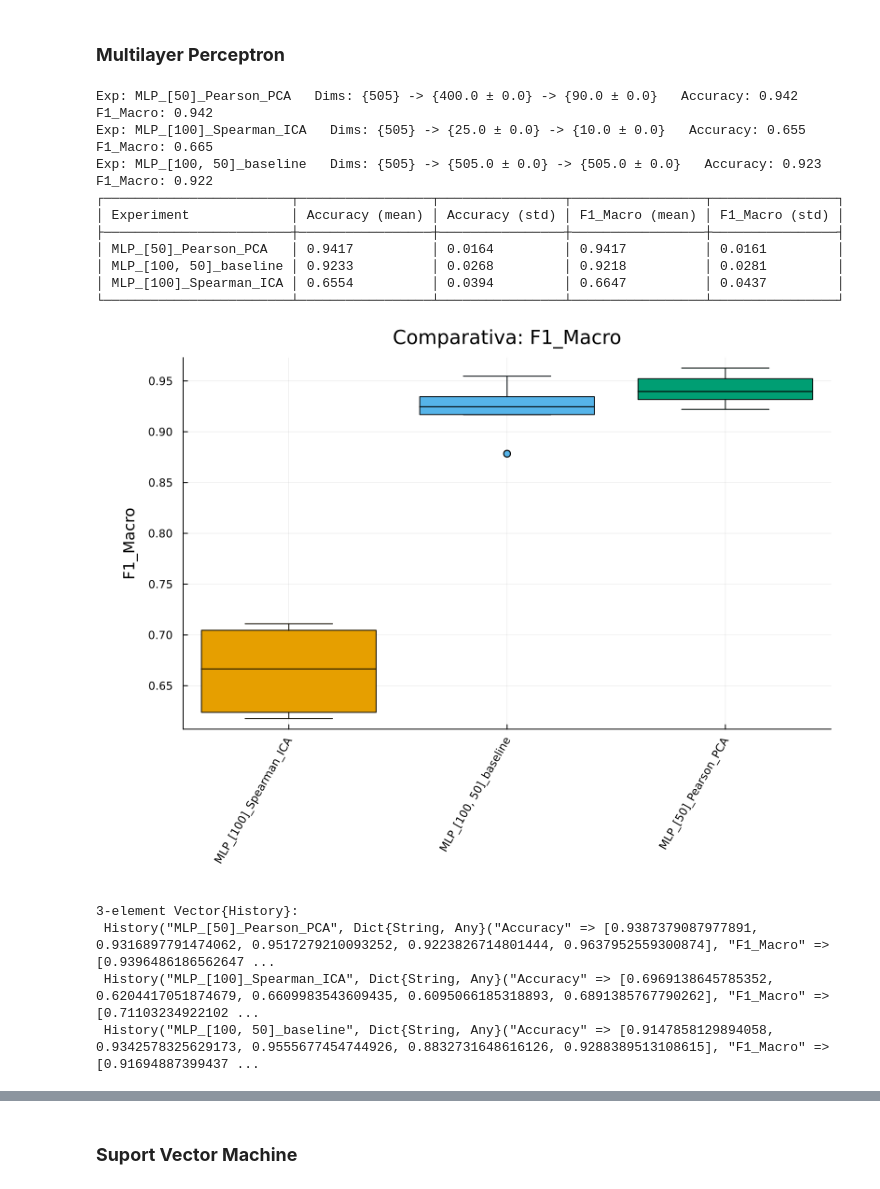
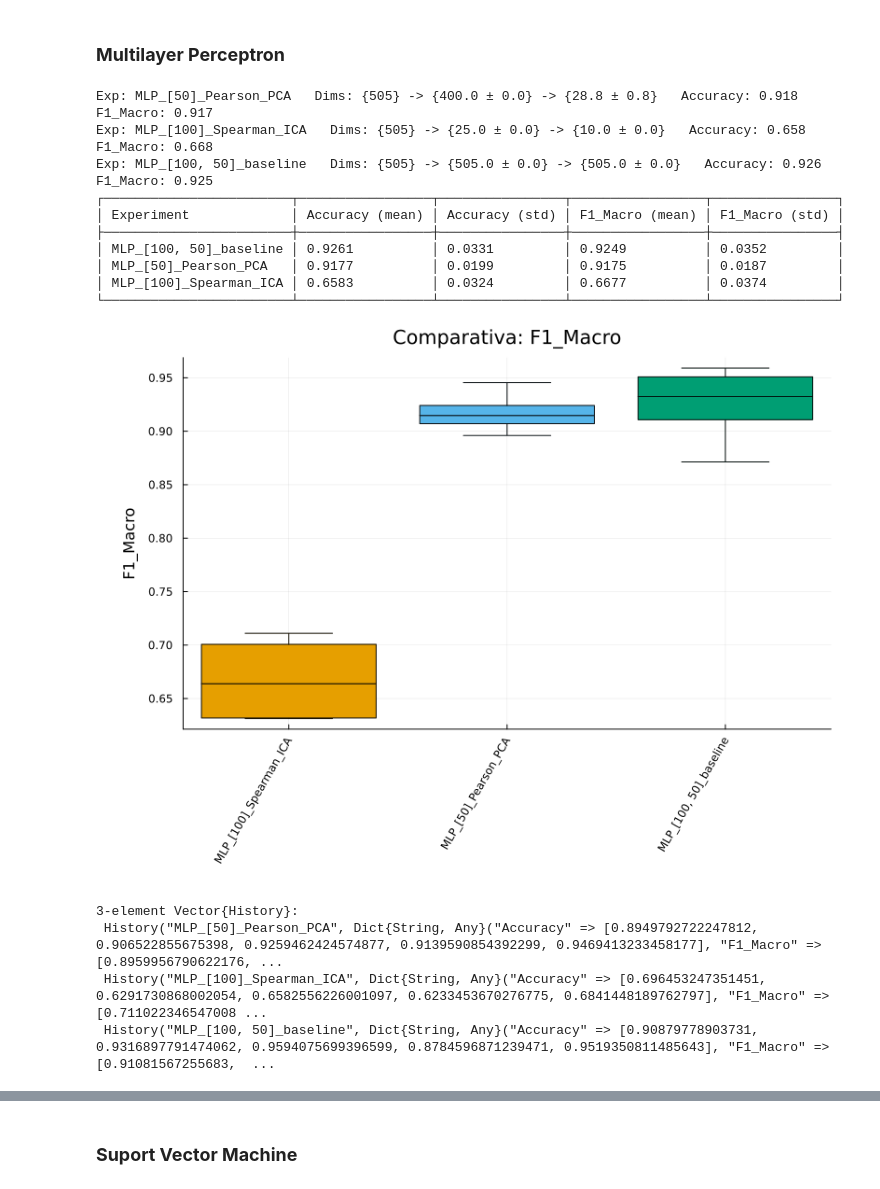
Before and after one commit to albagonzalezpena/MAAAI, a Jupyter notebook: p2/notebooks/experiment.ipynb, the cells around one changed output, grey strips where cells are left out. Cells and saved outputs as stored; diff of their text form; code cells hidden in the pictures.

```diff
--- a/p2/notebooks/experiment.ipynb
+++ b/p2/notebooks/experiment.ipynb
@@ -598,28 +604,28 @@ Referencia: KNN_10_MI_LDA (Media: 0.8266)
 ### **Multilayer Perceptron**
 # %%
 SCENARIOS_MLP = [
-    ("MLP_[50]_Pearson_PCA", PearsonSelector(k = 400), get_pca_model(outdim=90), get_mlp_model([50]; epochs=30)),
+    ("MLP_[50]_Pearson_PCA", PearsonSelector(k = 400), get_pca_model(pratio=0.95), get_mlp_model([50]; epochs=30)),
     ("MLP_[100]_Spearman_ICA", SpearmanSelector(k = 25), get_ica_model(outdim=10, maxiter=10000, tol=0.5), get_mlp_model([100]; epochs=30)),
     ("MLP_[100, 50]_baseline", nothing, nothing, get_mlp_model([100, 50]; epochs=30)),
 ]
 
 results_mlp = run_scenarios_cv(SCENARIOS_MLP)
 # %% [output]
-Exp: MLP_[50]_Pearson_PCA   Dims: {505} -> {400.0 ± 0.0} -> {90.0 ± 0.0}   Accuracy: 0.942   F1_Macro: 0.942
-Exp: MLP_[100]_Spearman_ICA   Dims: {505} -> {25.0 ± 0.0} -> {10.0 ± 0.0}   Accuracy: 0.655   F1_Macro: 0.665
-Exp: MLP_[100, 50]_baseline   Dims: {505} -> {505.0 ± 0.0} -> {505.0 ± 0.0}   Accuracy: 0.923   F1_Macro: 0.922
+Exp: MLP_[50]_Pearson_PCA   Dims: {505} -> {400.0 ± 0.0} -> {28.8 ± 0.8}   Accuracy: 0.918   F1_Macro: 0.917
+Exp: MLP_[100]_Spearman_ICA   Dims: {505} -> {25.0 ± 0.0} -> {10.0 ± 0.0}   Accuracy: 0.658   F1_Macro: 0.668
+Exp: MLP_[100, 50]_baseline   Dims: {505} -> {505.0 ± 0.0} -> {505.0 ± 0.0}   Accuracy: 0.926   F1_Macro: 0.925
 ┌────────────────────────┬─────────────────┬────────────────┬─────────────────┬────────────────┐
 │ Experiment             │ Accuracy (mean) │ Accuracy (std) │ F1_Macro (mean) │ F1_Macro (std) │
 ├────────────────────────┼─────────────────┼────────────────┼─────────────────┼────────────────┤
-│ MLP_[50]_Pearson_PCA   │ 0.9417          │ 0.0164         │ 0.9417          │ 0.0161         │
-│ MLP_[100, 50]_baseline │ 0.9233          │ 0.0268         │ 0.9218          │ 0.0281         │
-│ MLP_[100]_Spearman_ICA │ 0.6554          │ 0.0394         │ 0.6647          │ 0.0437         │
+│ MLP_[100, 50]_baseline │ 0.9261          │ 0.0331         │ 0.9249          │ 0.0352         │
+│ MLP_[50]_Pearson_PCA   │ 0.9177          │ 0.0199         │ 0.9175          │ 0.0187         │
+│ MLP_[100]_Spearman_ICA │ 0.6583          │ 0.0324         │ 0.6677          │ 0.0374         │
 └────────────────────────┴─────────────────┴────────────────┴─────────────────┴────────────────┘
-[figure, old version]
+[figure, new version]
 3-element Vector{History}:
- History("MLP_[50]_Pearson_PCA", Dict{String, Any}("Accuracy" => [0.9387379087977891, 0.9316897791474062, 0.9517279210093252, 0.9223826714801444, 0.9637952559300874], "F1_Macro" => [0.9396486186562647 ...
- History("MLP_[100]_Spearman_ICA", Dict{String, Any}("Accuracy" => [0.6969138645785352, 0.6204417051874679, 0.6609983543609435, 0.6095066185318893, 0.6891385767790262], "F1_Macro" => [0.71103234922102 ...
- History("MLP_[100, 50]_baseline", Dict{String, Any}("Accuracy" => [0.9147858129894058, 0.9342578325629173, 0.9555677454744926, 0.8832731648616126, 0.9288389513108615], "F1_Macro" => [0.91694887399437 ...
+ History("MLP_[50]_Pearson_PCA", Dict{String, Any}("Accuracy" => [0.8949792722247812, 0.906522855675398, 0.9259462424574877, 0.9139590854392299, 0.9469413233458177], "F1_Macro" => [0.8959956790622176, ...
+ History("MLP_[100]_Spearman_ICA", Dict{String, Any}("Accuracy" => [0.696453247351451, 0.6291730868002054, 0.6582556226001097, 0.6233453670276775, 0.6841448189762797], "F1_Macro" => [0.711022346547008 ...
+ History("MLP_[100, 50]_baseline", Dict{String, Any}("Accuracy" => [0.90879778903731, 0.9316897791474062, 0.9594075699396599, 0.8784596871239471, 0.9519350811485643], "F1_Macro" => [0.91081567255683,  ...
 # %%
 auto_compare_models(results_mlp, "F1_Macro")
 # %% [output]
```
Also changed, not shown: parts of 22 cells of this notebook, 11 other files.
